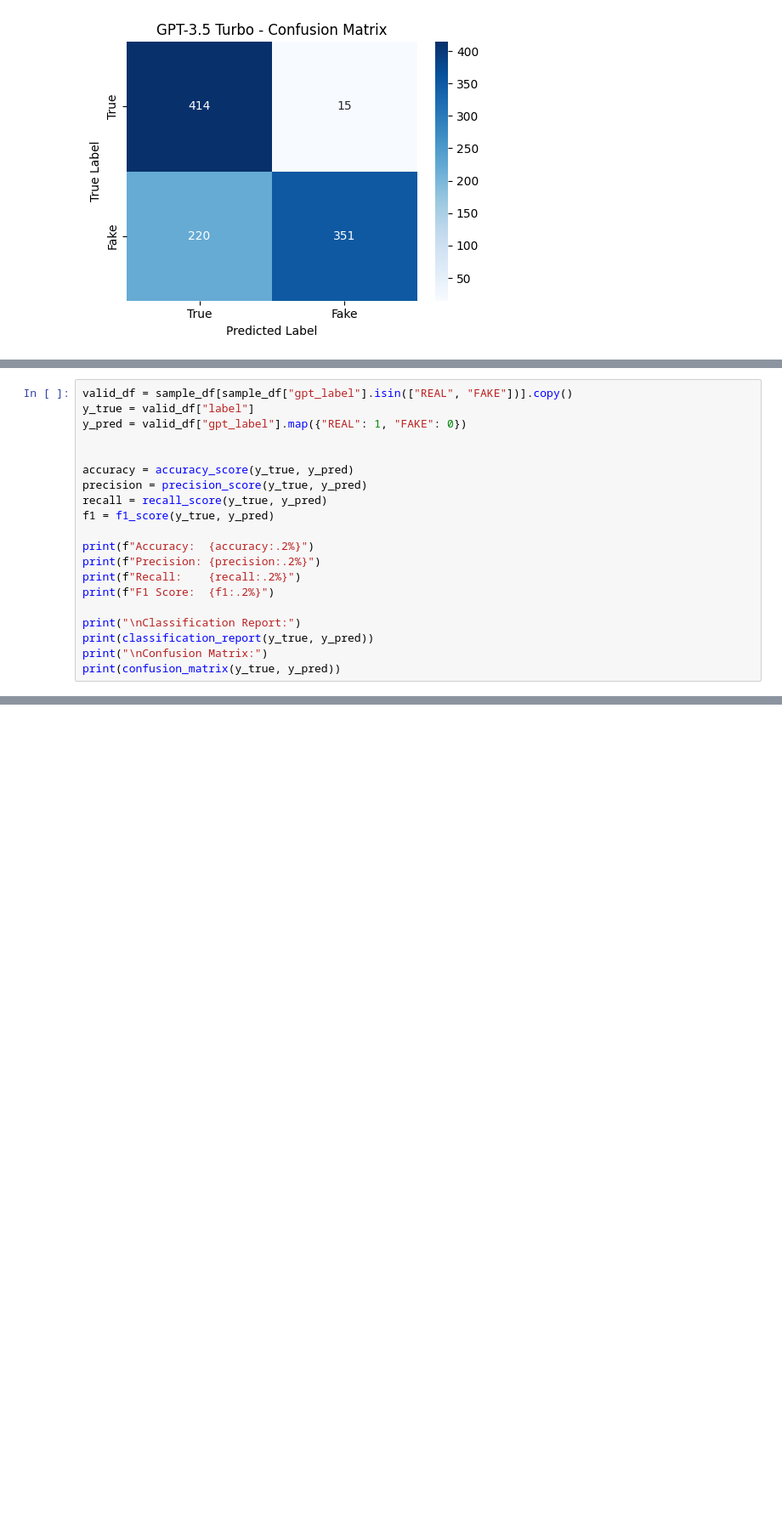
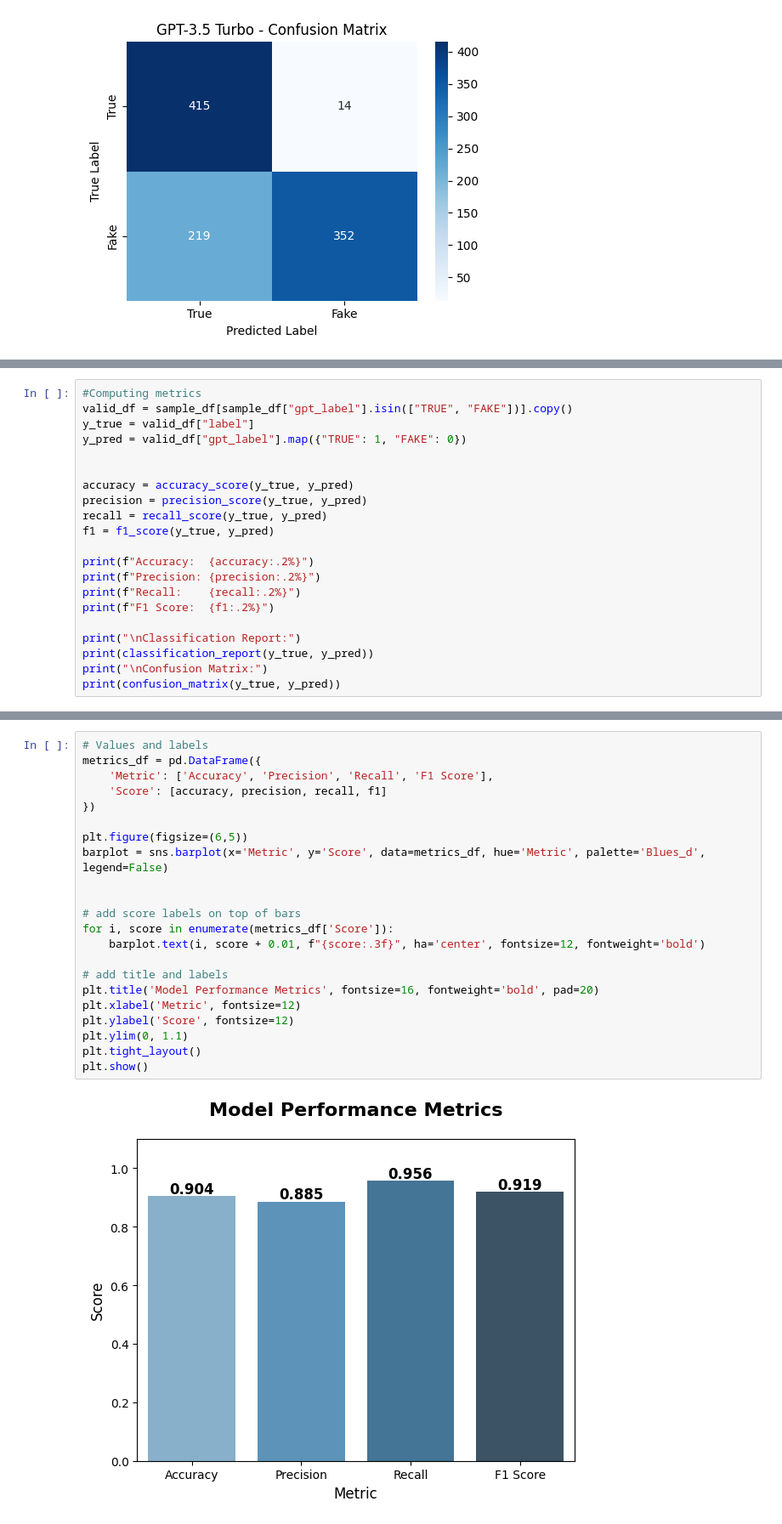
Before and after one commit to Accenture-AI-Studio/fake-news, a Jupyter notebook: FakeNewsDetectionwithGPT.ipynb, the cells around one changed output, grey strips where cells are left out. Shown: that part at 85% size. Drawn from its saved outputs; the diff is of its cells as text; blank space fills up the shorter version.

```diff
--- a/FakeNewsDetectionwithGPT.ipynb
+++ b/FakeNewsDetectionwithGPT.ipynb
@@ -582,9 +586,10 @@ print(sample_df[["label", "gpt_label", "trust_score", "reason"]])
 
 [1000 rows x 4 columns]
 # %%
-valid_df = sample_df[sample_df["gpt_label"].isin(["REAL", "FAKE"])].copy()
+#Computing metrics
+valid_df = sample_df[sample_df["gpt_label"].isin(["TRUE", "FAKE"])].copy()
 y_true = valid_df["label"]
-y_pred = valid_df["gpt_label"].map({"REAL": 1, "FAKE": 0})
+y_pred = valid_df["gpt_label"].map({"TRUE": 1, "FAKE": 0})
 
 
 accuracy = accuracy_score(y_true, y_pred)
@@ -624,3 +629,27 @@ Confusion Matrix:
+# %%
+# Values and labels
+metrics_df = pd.DataFrame({
+    'Metric': ['Accuracy', 'Precision', 'Recall', 'F1 Score'],
+    'Score': [accuracy, precision, recall, f1]
+})
+
+plt.figure(figsize=(6,5))
+barplot = sns.barplot(x='Metric', y='Score', data=metrics_df, hue='Metric', palette='Blues_d', legend=False)
+
+
+# add score labels on top of bars
+for i, score in enumerate(metrics_df['Score']):
+    barplot.text(i, score + 0.01, f"{score:.3f}", ha='center', fontsize=12, fontweight='bold')
+
+# add title and labels
+plt.title('Model Performance Metrics', fontsize=16, fontweight='bold', pad=20)
+plt.xlabel('Metric', fontsize=12)
+plt.ylabel('Score', fontsize=12)
+plt.ylim(0, 1.1)
+plt.tight_layout()
+plt.show()
+# %% [output]
+[figure, added]
 # %%
 pd.set_option("display.max_colwidth", None)
 
```
Also changed, not shown: parts of 12 cells of this notebook.
